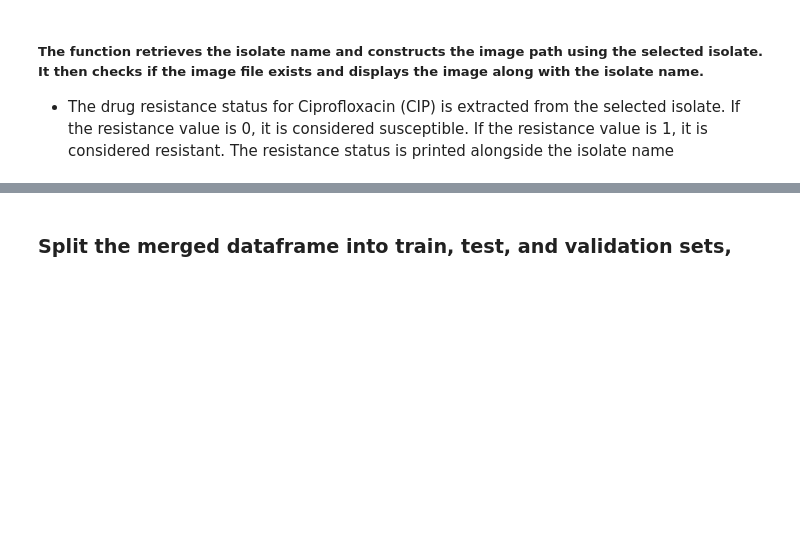
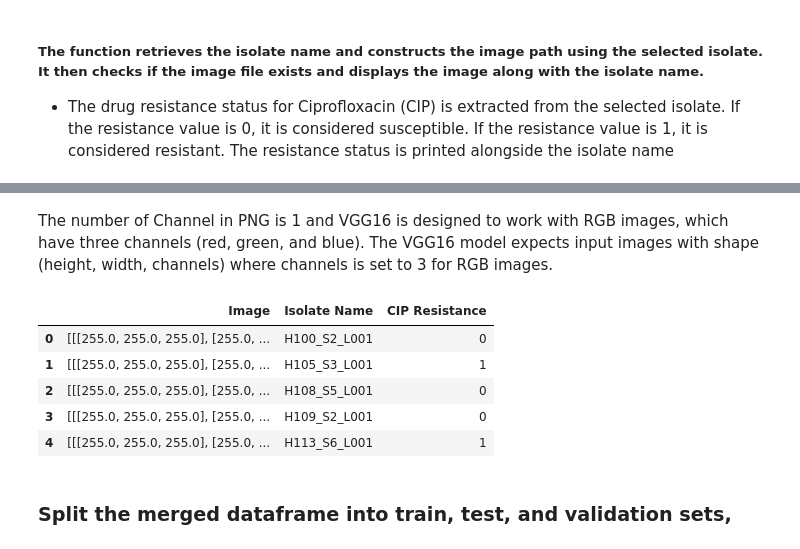
Before and after one commit to Estefanos8080/snps-to-2dcnn-converter, a Jupyter notebook: CNN_Predict_E_coli_Resistance.ipynb, the cells around one changed output, grey strips where cells are left out. Cells and saved outputs as stored; diff of their text form; code cells hidden in the pictures; blank space fills up the shorter version.

Commit message:
new model added

```diff
--- a/CNN_Predict_E_coli_Resistance.ipynb
+++ b/CNN_Predict_E_coli_Resistance.ipynb
@@ -229,4 +237,47 @@ Isolate Name: RBT-18-0259-1_S55
 Drug Resistance (CIP): Susceptible
+# %% [markdown]
+The number of Channel in PNG is 1 and VGG16 is designed to work with RGB images, which have three channels (red, green, and blue). The VGG16 model expects input images with shape (height, width, channels) where channels is set to 3 for RGB images.
+# %%
+def create_main_df(folder_path, merge_df):
+    main_df = pd.DataFrame(columns=['Image', 'Isolate Name', 'CIP Resistance'])
+
+    for _, isolate in merge_df.iterrows():
+        isolate_name = isolate['prename']
+        image_path = os.path.join(folder_path, f'{isolate_name}.png')
+
+        if os.path.exists(image_path):
+            # Load the image as a grayscale image
+            image = tf.io.read_file(image_path)
+            grayscale_image = tf.io.decode_png(image, channels=1)
+
+            # Convert grayscale image to RGB
+            rgb_image = tf.image.grayscale_to_rgb(grayscale_image)
+
+            # Convert RGB image back to numpy array
+            rgb_image = tf.keras.preprocessing.image.img_to_array(rgb_image)
+
+            cip_resistance = isolate['CIP']
+
+            main_data = {
+                'Image': rgb_image,
+                'Isolate Name': isolate_name,
+                'CIP Resistance': cip_resistance
+            }
+            main_df = main_df.append(main_data, ignore_index=True)
+
+    return main_df
+# %%
+folder_path = "/content/output_images"
+main_df = create_main_df(folder_path, merge_df)
+# %%
+main_df.head()
+# %% [output]
+|  | Image | Isolate Name | CIP Resistance |
+| 0 | [[[255.0, 255.0, 255.0], [255.0, ... | H100_S2_L001 | 0 |
+| 1 | [[[255.0, 255.0, 255.0], [255.0, ... | H105_S3_L001 | 1 |
+| 2 | [[[255.0, 255.0, 255.0], [255.0, ... | H108_S5_L001 | 0 |
+| 3 | [[[255.0, 255.0, 255.0], [255.0, ... | H109_S2_L001 | 0 |
+| 4 | [[[255.0, 255.0, 255.0], [255.0, ... | H113_S6_L001 | 1 |
 # %% [markdown]
 ### Split the merged dataframe into train, test, and validation sets,
 # %%
```
Also changed, not shown: parts of 23 cells of this notebook.
